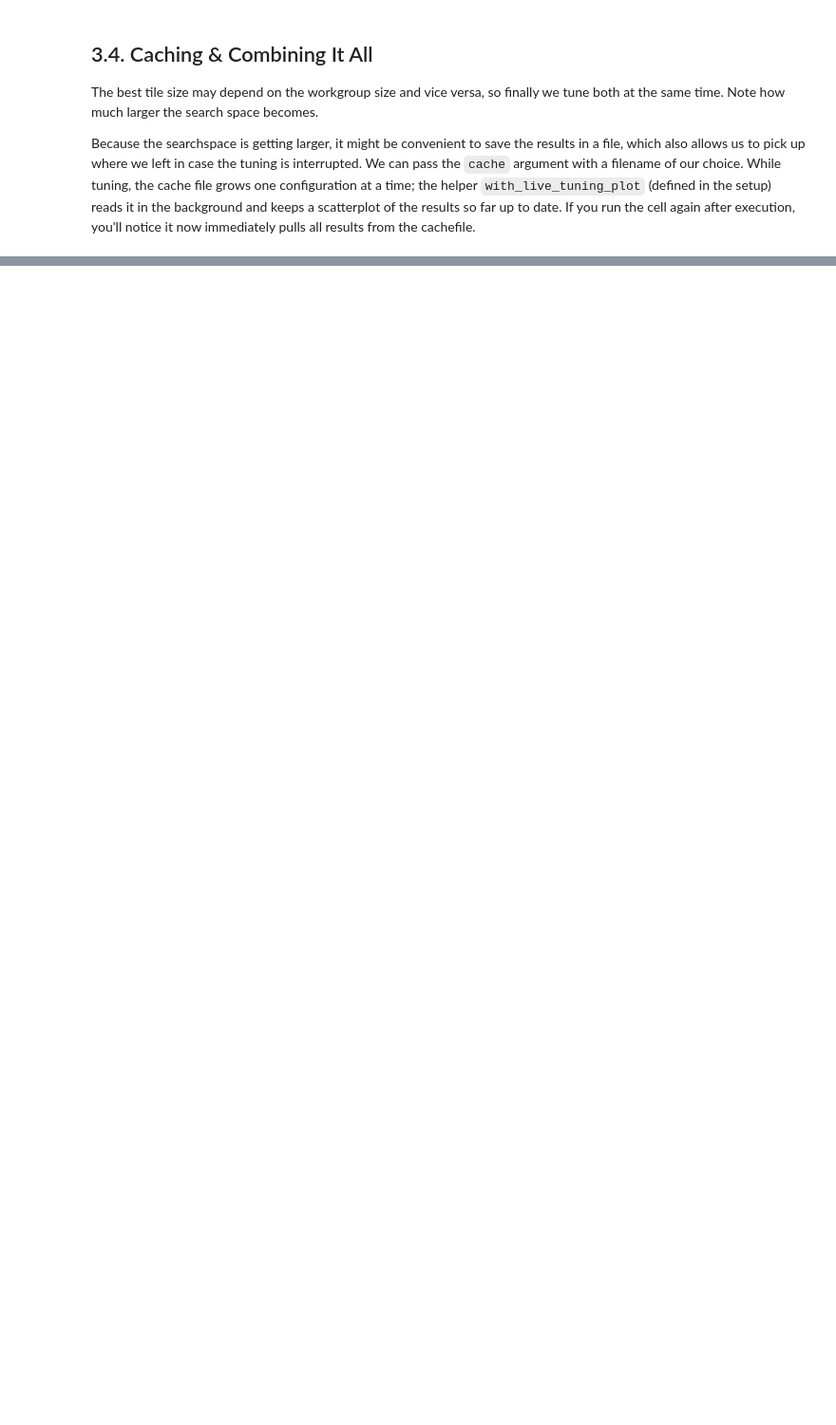
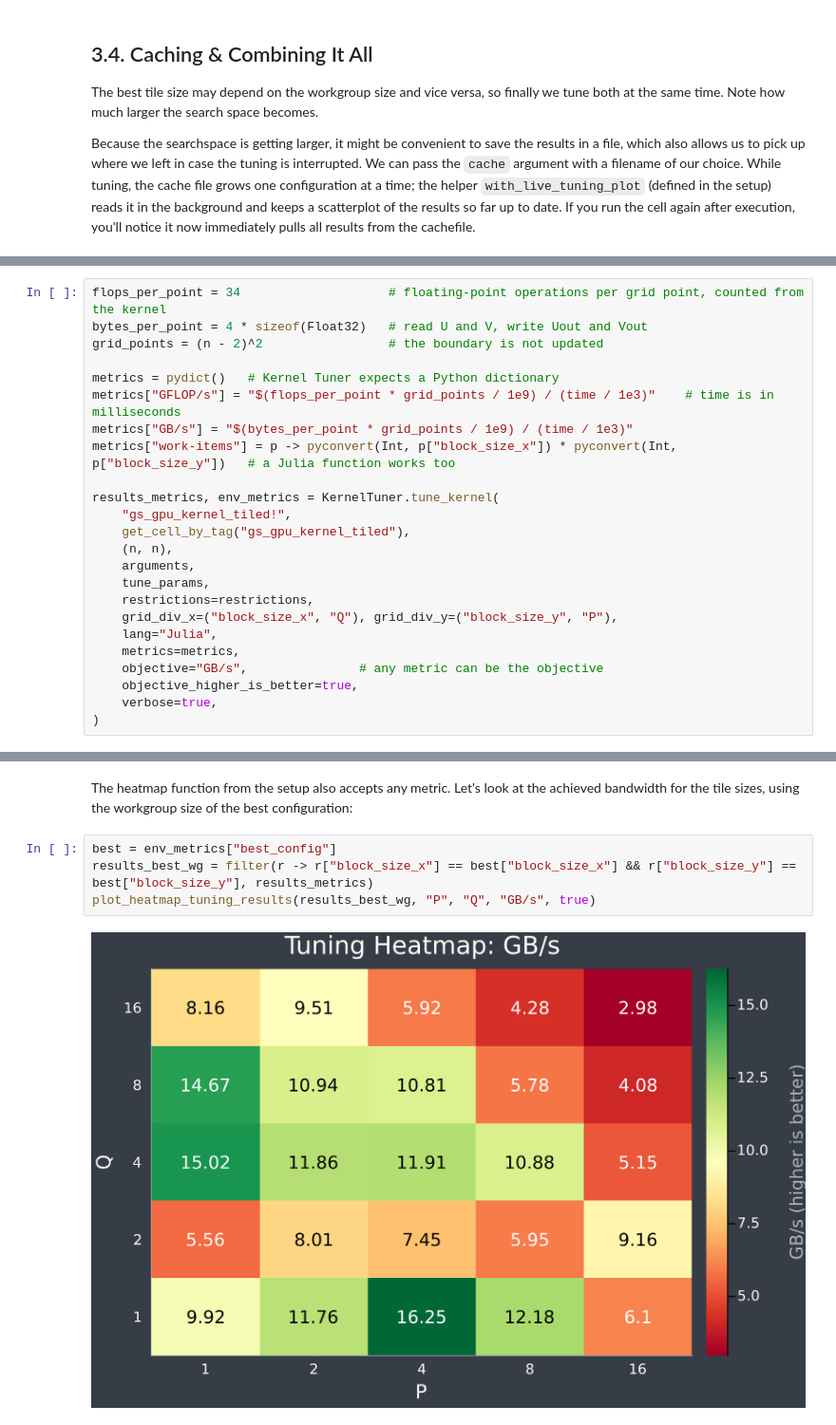
Before and after one commit to fjwillemsen/julia-hpc-tutorial-sc26, a Jupyter notebook: 02-Parallel-Programming/KernelTuner/solved_notebooks/gray-scott.ipynb, the cells around one changed output, grey strips where cells are left out. Shown at 95% size. Cells and saved outputs as stored; diff of their text form; blank space fills up the shorter version.

```diff
--- a/02-Parallel-Programming/KernelTuner/solved_notebooks/gray-scott.ipynb
+++ b/02-Parallel-Programming/KernelTuner/solved_notebooks/gray-scott.ipynb
@@ -570,0 +839,24 @@ P=4, Q=1, block_size_x=32, block_size_y=4, time=0.247ms
+# %%
+flops_per_point = 34                    # floating-point operations per grid point, counted from the kernel
+bytes_per_point = 4 * sizeof(Float32)   # read U and V, write Uout and Vout
+grid_points = (n - 2)^2                 # the boundary is not updated
+
+metrics = pydict()   # Kernel Tuner expects a Python dictionary
+metrics["GFLOP/s"] = "$(flops_per_point * grid_points / 1e9) / (time / 1e3)"    # time is in milliseconds
+metrics["GB/s"] = "$(bytes_per_point * grid_points / 1e9) / (time / 1e3)"
+metrics["work-items"] = p -> pyconvert(Int, p["block_size_x"]) * pyconvert(Int, p["block_size_y"])   # a Julia function works too
+
+results_metrics, env_metrics = KernelTuner.tune_kernel(
+    "gs_gpu_kernel_tiled!",
+    get_cell_by_tag("gs_gpu_kernel_tiled"),
+    (n, n),
+    arguments,
+    tune_params,
+    restrictions=restrictions,
+    grid_div_x=("block_size_x", "Q"), grid_div_y=("block_size_y", "P"),
+    lang="Julia",
+    metrics=metrics,
+    objective="GB/s",               # any metric can be the objective
+    objective_higher_is_better=true,
+    verbose=true,
+)
@@ -570,0 +882,8 @@ P=4, Q=1, block_size_x=32, block_size_y=4, time=0.247ms
+# %% [markdown]
+The heatmap function from the setup also accepts any metric. Let's look at the achieved bandwidth for the tile sizes, using the workgroup size of the best configuration:
+# %%
+best = env_metrics["best_config"]
+results_best_wg = filter(r -> r["block_size_x"] == best["block_size_x"] && r["block_size_y"] == best["block_size_y"], results_metrics)
+plot_heatmap_tuning_results(results_best_wg, "P", "Q", "GB/s", true)
+# %% [output]
+[figure, added]
```
Also changed, not shown: parts of 39 cells of this notebook, 1 other file.
